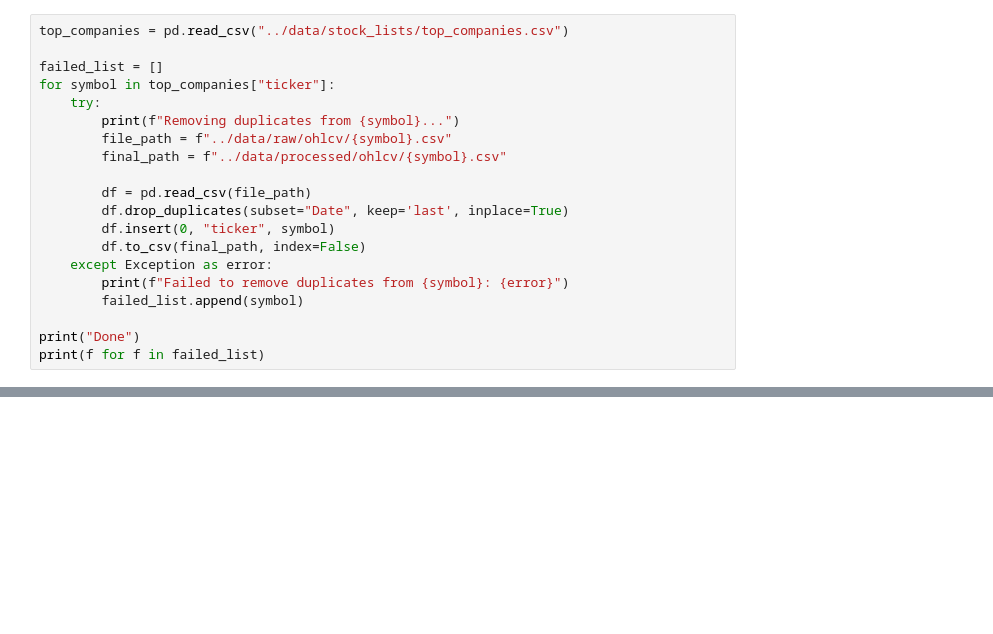
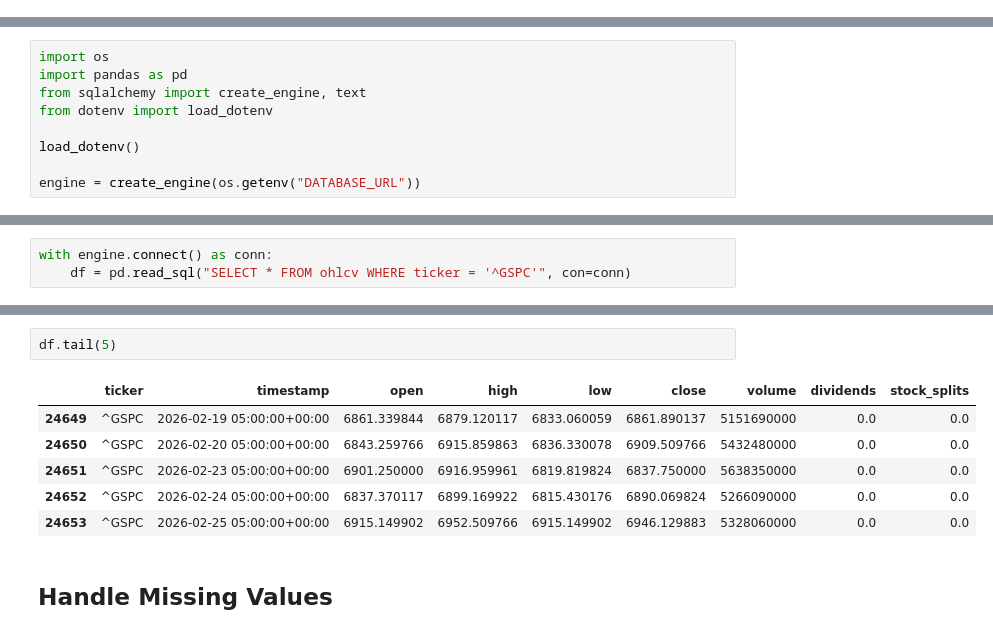
Before and after one commit to TheRealToky/stock_model, a Jupyter notebook: notebooks/clean_data.ipynb, the cells around one changed output, grey strips where cells are left out. Cells and saved outputs as stored; diff of their text form; blank space fills up the shorter version.

Commit message:
add data cleaning layer

```diff
--- a/notebooks/clean_data.ipynb
+++ b/notebooks/clean_data.ipynb
@@ -14,20 +2,0 @@ cleaned_companies_df.to_csv("../data/stock_lists/top_companies.csv", index=False
-# %%
-top_companies = pd.read_csv("../data/stock_lists/top_companies.csv")
-
-failed_list = []
-for symbol in top_companies["ticker"]:
-    try:
-        print(f"Removing duplicates from {symbol}...")
-        file_path = f"../data/raw/ohlcv/{symbol}.csv"
-        final_path = f"../data/processed/ohlcv/{symbol}.csv"
-
-        df = pd.read_csv(file_path)
-        df.drop_duplicates(subset="Date", keep='last', inplace=True)
-        df.insert(0, "ticker", symbol)
-        df.to_csv(final_path, index=False)
-    except Exception as error:
-        print(f"Failed to remove duplicates from {symbol}: {error}")
-        failed_list.append(symbol)
-
-print("Done")
-print(f for f in failed_list)
@@ -51,0 +3,9 @@ Done
+# %%
+import os
+import pandas as pd
+from sqlalchemy import create_engine, text
+from dotenv import load_dotenv
+
+load_dotenv()
+
+engine = create_engine(os.getenv("DATABASE_URL"))
@@ -51,0 +14,3 @@ Done
+# %%
+with engine.connect() as conn:
+    df = pd.read_sql("SELECT * FROM ohlcv WHERE ticker = '^GSPC'", con=conn)
@@ -51,0 +36,11 @@ Done
+# %%
+df.tail(5)
+# %% [output]
+|  | ticker | timestamp | open | high | low | close | volume | dividends | stock_splits |
+| 24649 | ^GSPC | 2026-02-19 05:00:00+00:00 | 6861.339844 | 6879.120117 | 6833.060059 | 6861.890137 | 5151690000 | 0.0 | 0.0 |
+| 24650 | ^GSPC | 2026-02-20 05:00:00+00:00 | 6843.259766 | 6915.859863 | 6836.330078 | 6909.509766 | 5432480000 | 0.0 | 0.0 |
+| 24651 | ^GSPC | 2026-02-23 05:00:00+00:00 | 6901.250000 | 6916.959961 | 6819.819824 | 6837.750000 | 5638350000 | 0.0 | 0.0 |
+| 24652 | ^GSPC | 2026-02-24 05:00:00+00:00 | 6837.370117 | 6899.169922 | 6815.430176 | 6890.069824 | 5266090000 | 0.0 | 0.0 |
+| 24653 | ^GSPC | 2026-02-25 05:00:00+00:00 | 6915.149902 | 6952.509766 | 6915.149902 | 6946.129883 | 5328060000 | 0.0 | 0.0 |
+# %% [markdown]
+## Handle Missing Values
```
Also changed, not shown: parts of 15 cells of this notebook, 4 other files.
